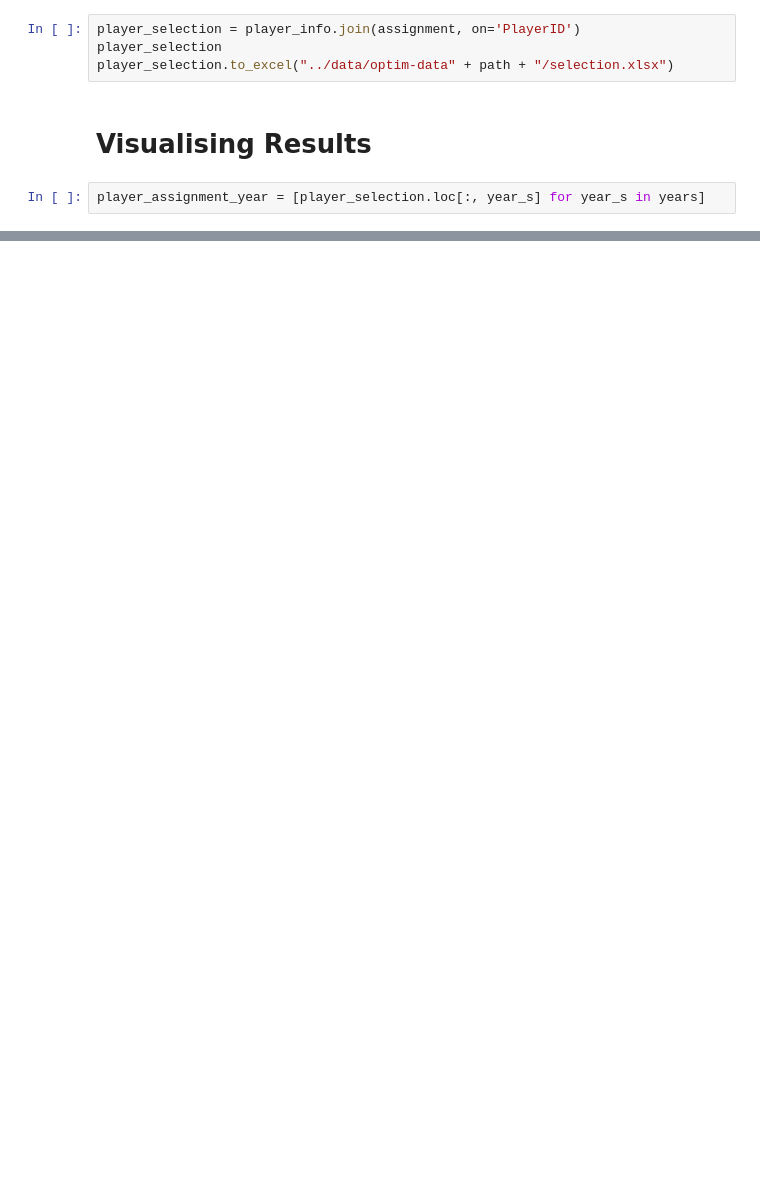
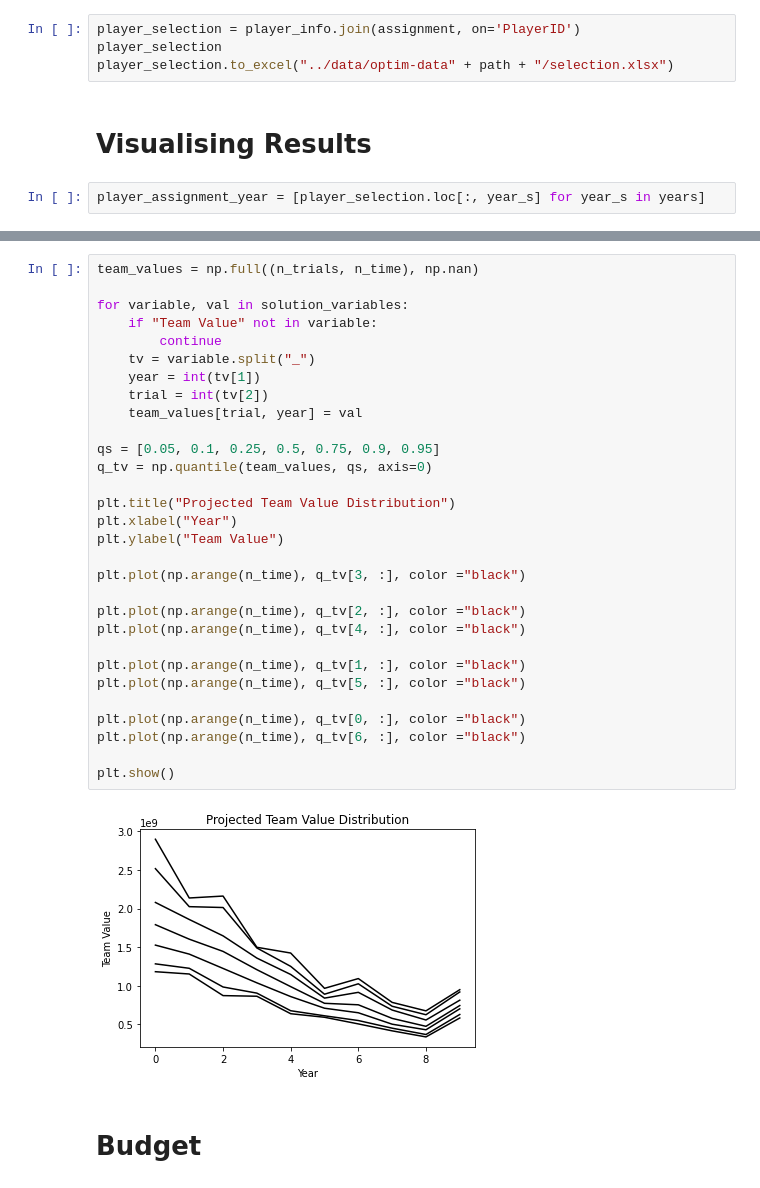
Before and after one commit to yunwaiho/rarita-football-club, a Jupyter notebook: code-team-selection/selection-results.ipynb, the cells around one changed output, grey strips where cells are left out. Drawn from its saved outputs; the diff is of its cells as text; blank space fills up the shorter version.

```diff
--- a/code-team-selection/selection-results.ipynb
+++ b/code-team-selection/selection-results.ipynb
@@ -189,0 +190,34 @@ plt.show()
+# %%
+team_values = np.full((n_trials, n_time), np.nan)
+
+for variable, val in solution_variables:
+    if "Team Value" not in variable:
+        continue
+    tv = variable.split("_")
+    year = int(tv[1])
+    trial = int(tv[2])
+    team_values[trial, year] = val
+
+qs = [0.05, 0.1, 0.25, 0.5, 0.75, 0.9, 0.95]
+q_tv = np.quantile(team_values, qs, axis=0)
+
+plt.title("Projected Team Value Distribution")
+plt.xlabel("Year")
+plt.ylabel("Team Value")
+
+plt.plot(np.arange(n_time), q_tv[3, :], color ="black")
+
+plt.plot(np.arange(n_time), q_tv[2, :], color ="black")
+plt.plot(np.arange(n_time), q_tv[4, :], color ="black")
+
+plt.plot(np.arange(n_time), q_tv[1, :], color ="black")
+plt.plot(np.arange(n_time), q_tv[5, :], color ="black")
+
+plt.plot(np.arange(n_time), q_tv[0, :], color ="black")
+plt.plot(np.arange(n_time), q_tv[6, :], color ="black")
+
+plt.show()
+# %% [output]
+[figure, added]
+# %% [markdown]
+# Budget
```
Also changed, not shown: parts of 6 cells of this notebook, 3 other files.
